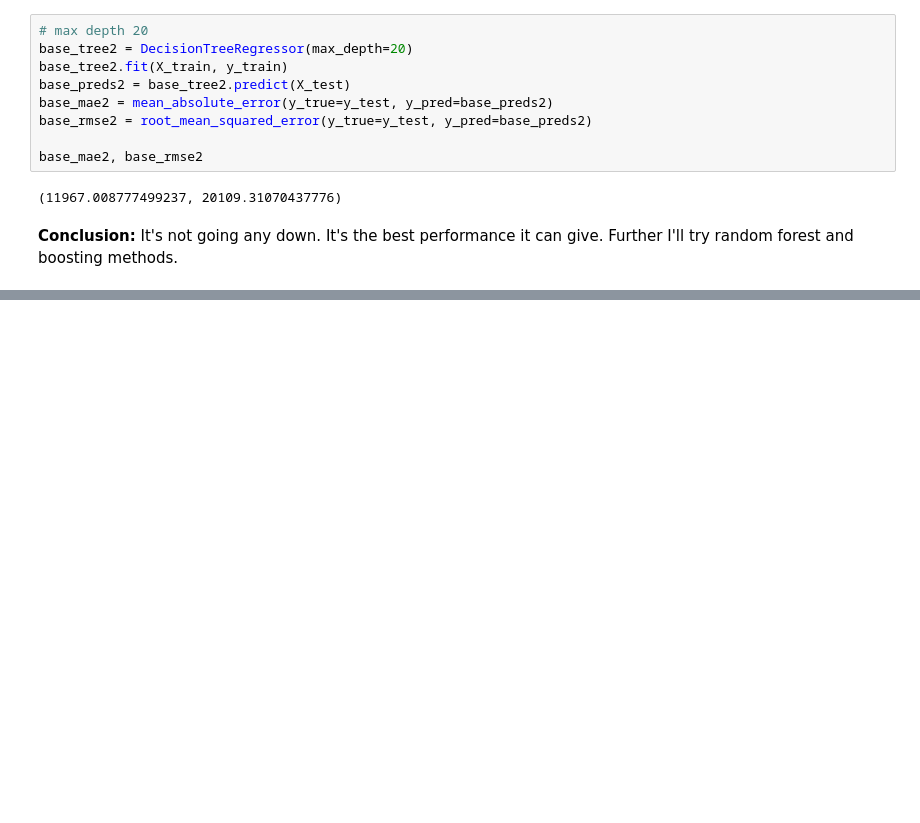
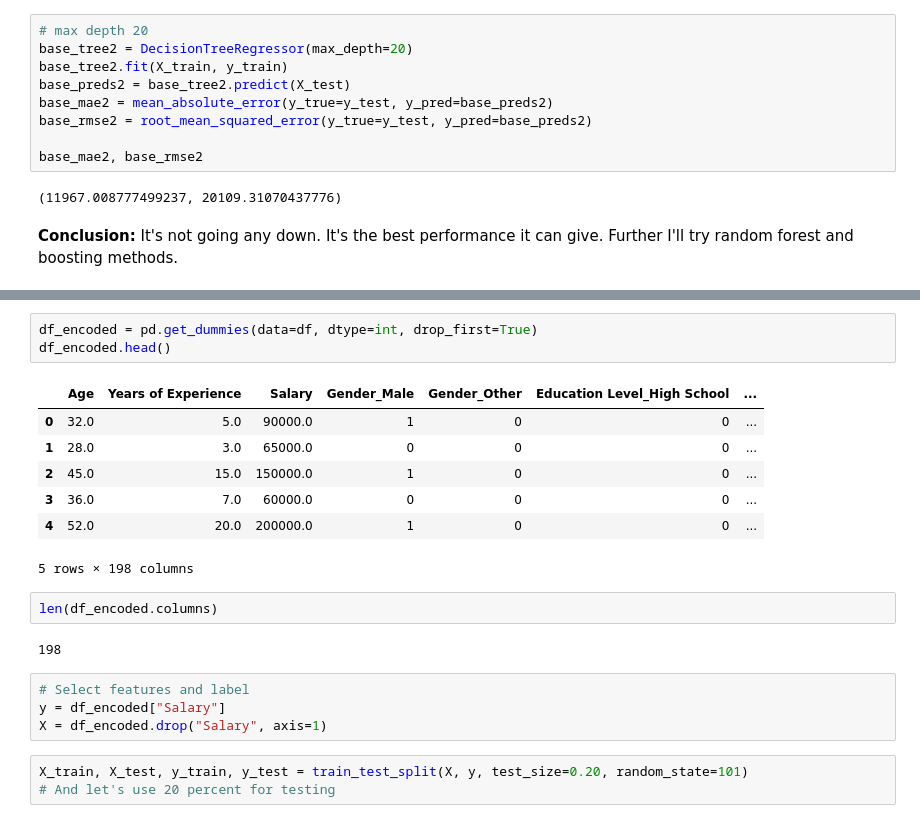
Before and after one commit to adityapradhan202/SalaryPredict, a Jupyter notebook: notebooks/model_training.ipynb, the cells around one changed output, grey strips where cells are left out. Cells and saved outputs as stored; diff of their text form; blank space fills up the shorter version.

```diff
--- a/notebooks/model_training.ipynb
+++ b/notebooks/model_training.ipynb
@@ -441,0 +490,22 @@ base_mae2, base_rmse2
+# %%
+df_encoded = pd.get_dummies(data=df, dtype=int, drop_first=True)
+df_encoded.head()
+# %% [output]
+|  | Age | Years of Experience | Salary | Gender_Male | Gender_Other | Education Level_High School | ... |
+| 0 | 32.0 | 5.0 | 90000.0 | 1 | 0 | 0 | ... |
+| 1 | 28.0 | 3.0 | 65000.0 | 0 | 0 | 0 | ... |
+| 2 | 45.0 | 15.0 | 150000.0 | 1 | 0 | 0 | ... |
+| 3 | 36.0 | 7.0 | 60000.0 | 0 | 0 | 0 | ... |
+| 4 | 52.0 | 20.0 | 200000.0 | 1 | 0 | 0 | ... |
+5 rows × 198 columns
+# %%
+len(df_encoded.columns)
+# %% [output]
+198
+# %%
+# Select features and label
+y = df_encoded["Salary"]
+X = df_encoded.drop("Salary", axis=1)
+# %%
+X_train, X_test, y_train, y_test = train_test_split(X, y, test_size=0.20, random_state=101)
+# And let's use 20 percent for testing
```
Also changed, not shown: parts of 10 cells of this notebook.
